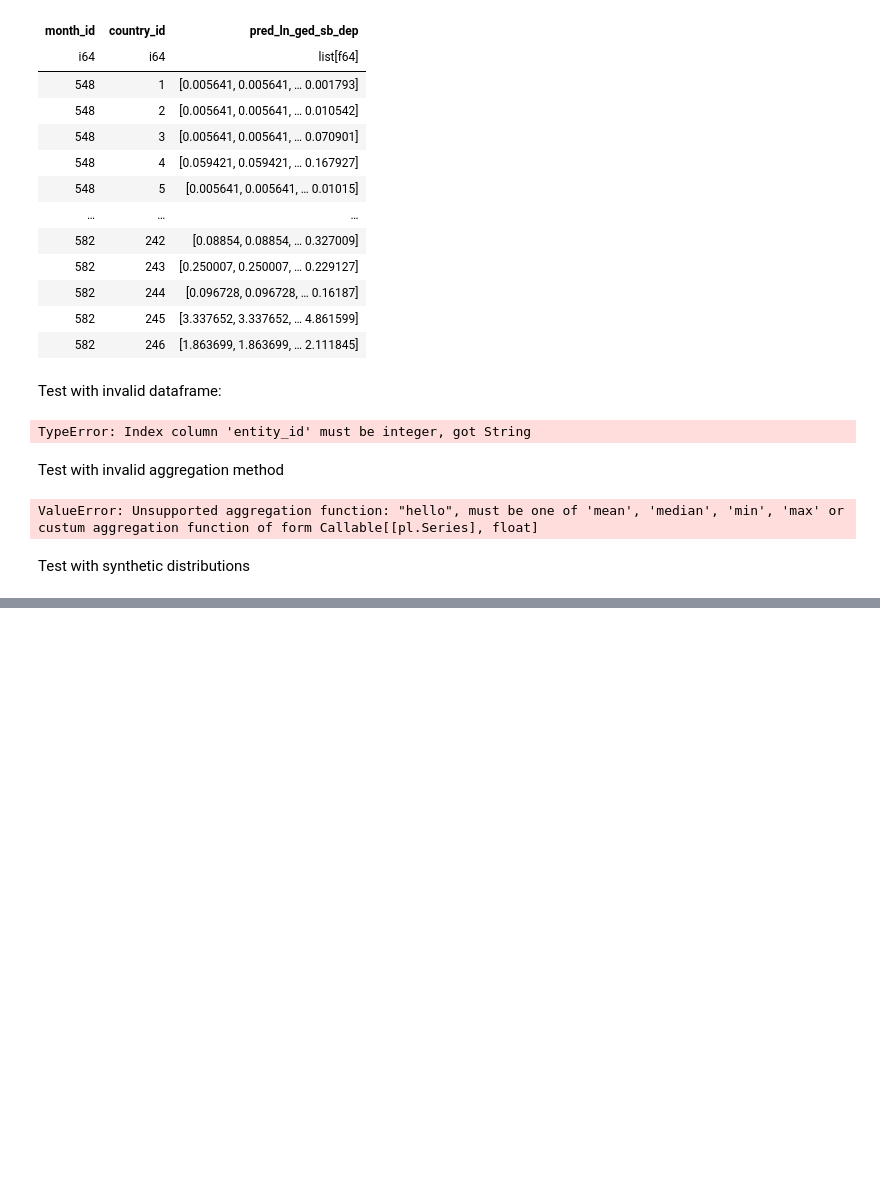
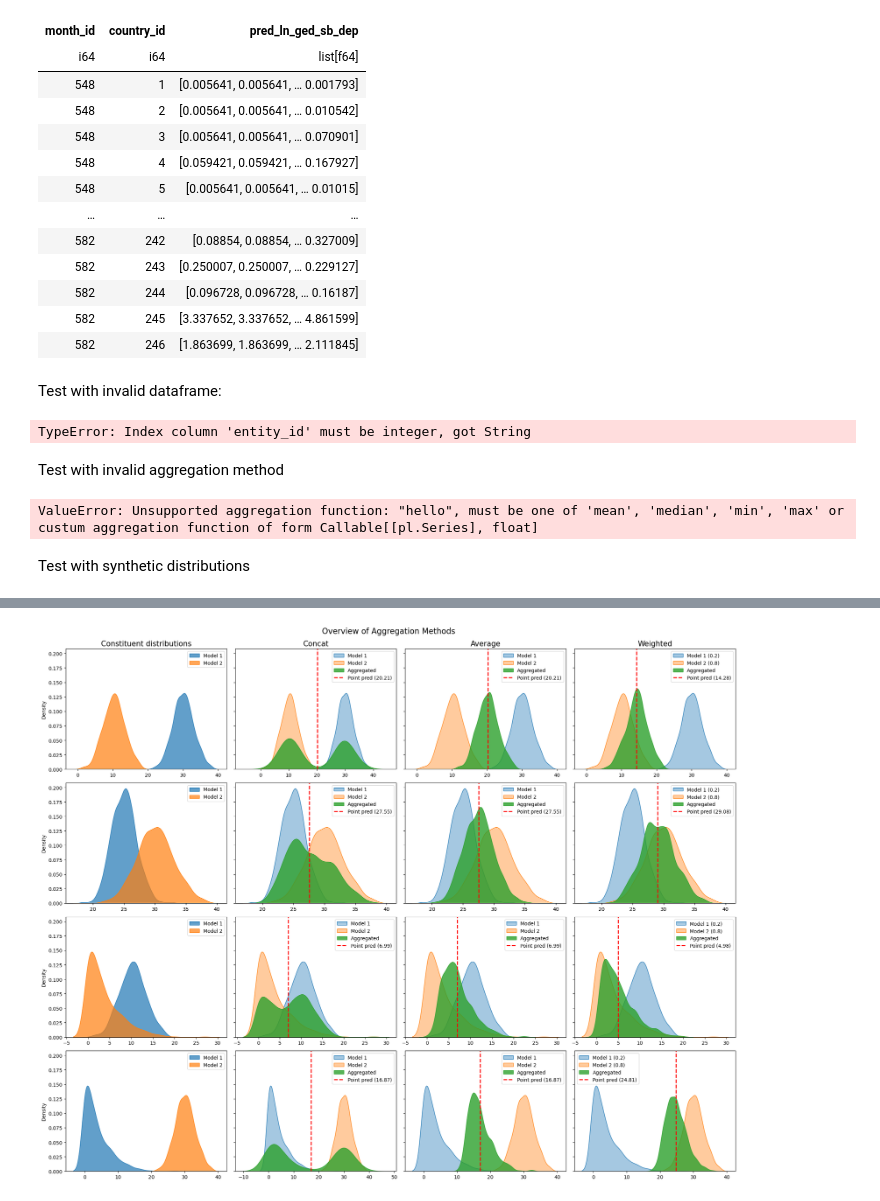
Before and after one commit to lboekestein/viewstest, a Jupyter notebook: AggregationManager/sandbox_aggregation_manager.ipynb, the cells around one changed output, grey strips where cells are left out. Cells and saved outputs as stored; diff of their text form; code cells hidden in the pictures; blank space fills up the shorter version.

```diff
--- a/AggregationManager/sandbox_aggregation_manager.ipynb
+++ b/AggregationManager/sandbox_aggregation_manager.ipynb
@@ -255,0 +464,20 @@ plt.show()
+# %%
+# Generate some synthetic distributions
+np.random.seed(42)
+dist1 = np.random.normal(25, 2, 500).tolist()
+dist2 = np.random.normal(30, 3, 500).tolist()
+dist3 = np.random.normal(10, 3, 500).tolist()
+dist4 = np.random.negative_binomial(1, 0.2, 500).tolist()
+
+
+distribution_sets = [
+    [dist2, dist3],
+    [dist1, dist2],
+    [dist3, dist4],
+    [dist4, dist2]
+]
+
+# plot aggregation results
+plot_distribution_aggregations(distribution_sets, weights=[0.2, 0.8], save=True)
+# %% [output]
+[figure, added]
```
Also changed, not shown: parts of 6 cells of this notebook.
